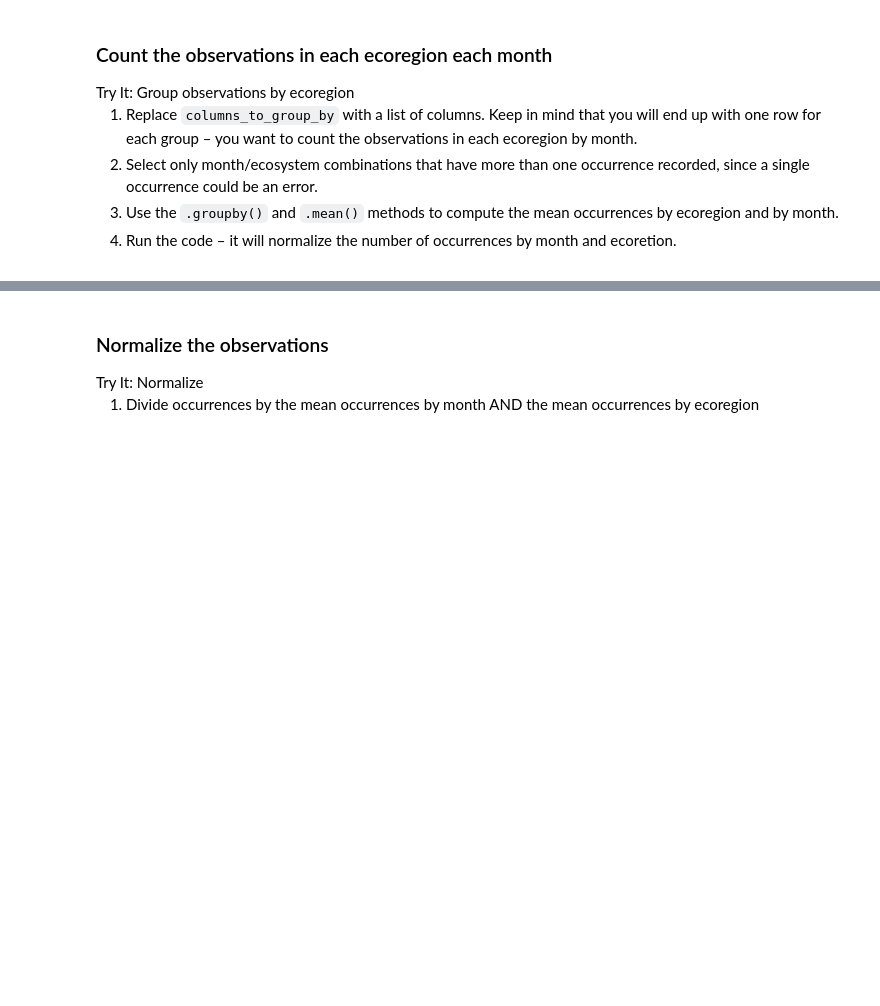
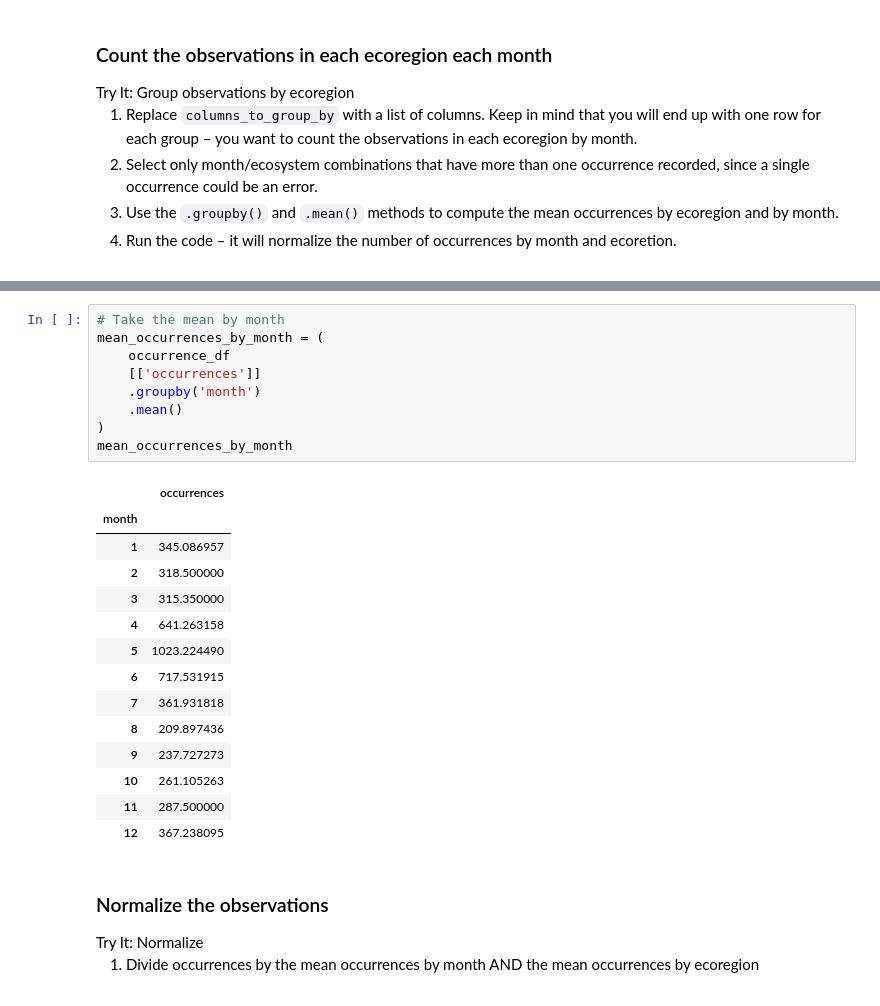
Before and after one commit to cu-esiil-edu/03-migration-nquarder, a Jupyter notebook: notebooks/migration-32-normalize.ipynb, the cells around one changed output, grey strips where cells are left out. Cells and saved outputs as stored; diff of their text form; blank space fills up the shorter version.

```diff
--- a/notebooks/migration-32-normalize.ipynb
+++ b/notebooks/migration-32-normalize.ipynb
@@ -147,3 +144,27 @@ mean_occurrences_by_month
+# %%
+# Take the mean by month
+mean_occurrences_by_month = (
+    occurrence_df
+    [['occurrences']]
+    .groupby('month')
+    .mean()
+)
+mean_occurrences_by_month
+# %% [output]
+|  | occurrences |
+| month |  |
+| 1 | 345.086957 |
+| 2 | 318.500000 |
+| 3 | 315.350000 |
+| 4 | 641.263158 |
+| 5 | 1023.224490 |
+| 6 | 717.531915 |
+| 7 | 361.931818 |
+| 8 | 209.897436 |
+| 9 | 237.727273 |
+| 10 | 261.105263 |
+| 11 | 287.500000 |
+| 12 | 367.238095 |
 # %% [markdown]
 ### Normalize the observations
 
```
Also changed, not shown: parts of 5 cells of this notebook.
